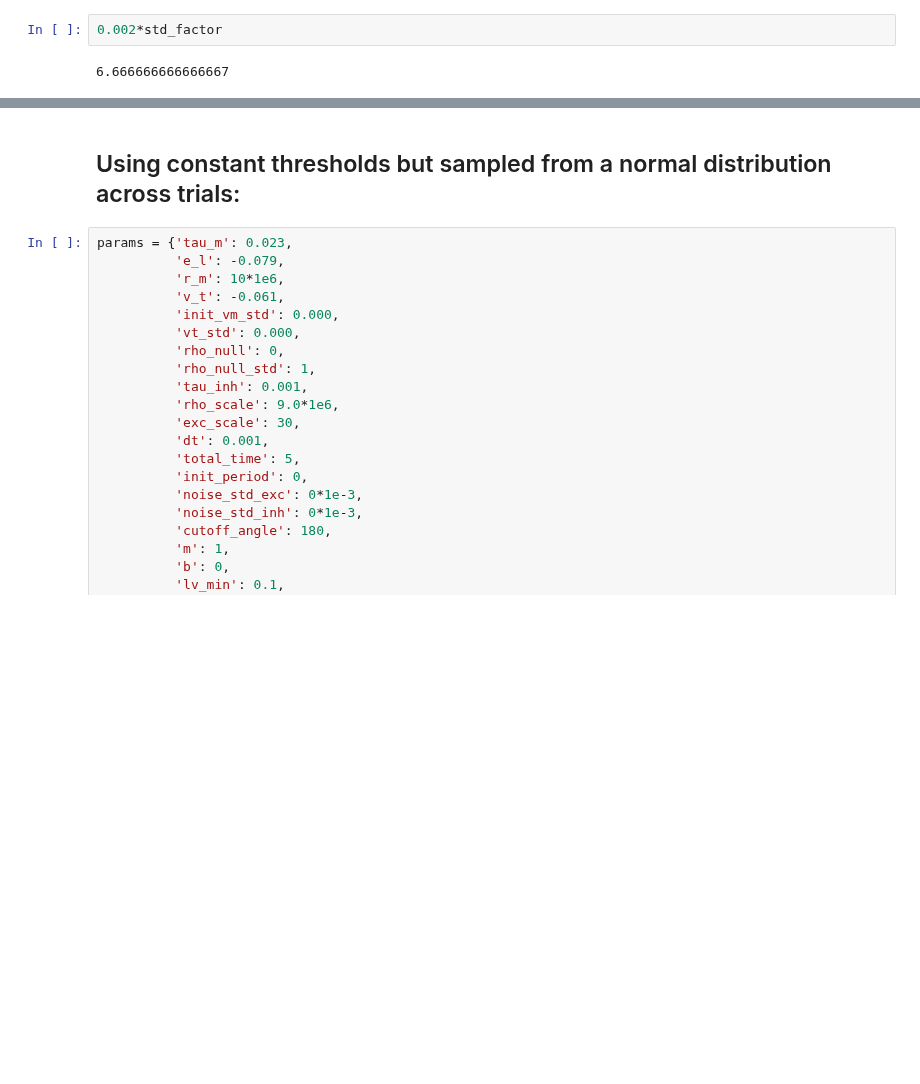
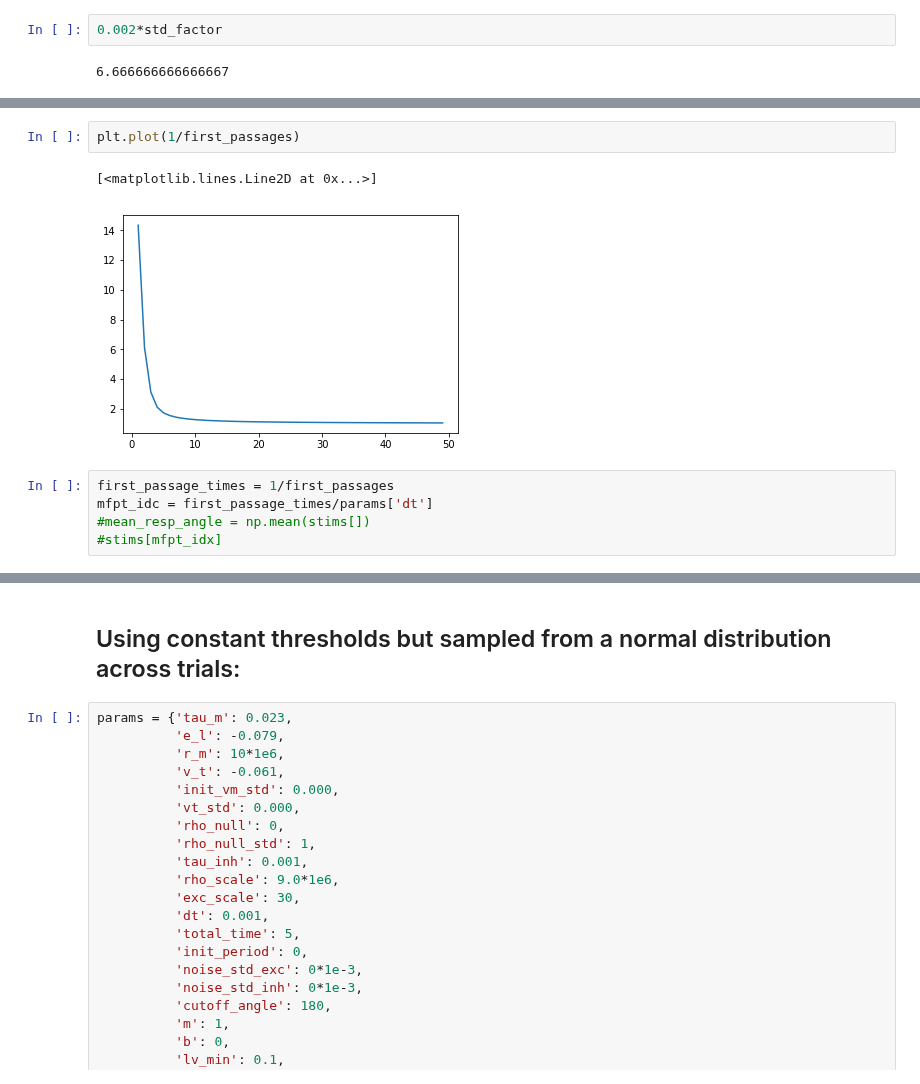
Before and after one commit to awakenting/master-thesis, a Jupyter notebook: code/test_timescale_of_threshold_noise.ipynb, the cells around one changed output, grey strips where cells are left out. Saved outputs shown, nothing was run; the diff lists cells and outputs as text; blank space fills up the shorter version.

```diff
--- a/code/test_timescale_of_threshold_noise.ipynb
+++ b/code/test_timescale_of_threshold_noise.ipynb
@@ -162,0 +238,10 @@ estimated_std
+# %%
+plt.plot(1/first_passages)
+# %% [output]
+[<matplotlib.lines.Line2D at 0x...>]
+[figure, added]
+# %%
+first_passage_times = 1/first_passages
+mfpt_idc = first_passage_times/params['dt']
+#mean_resp_angle = np.mean(stims[])
+#stims[mfpt_idx]
```
Also changed, not shown: parts of 13 cells of this notebook, 3 other files.
